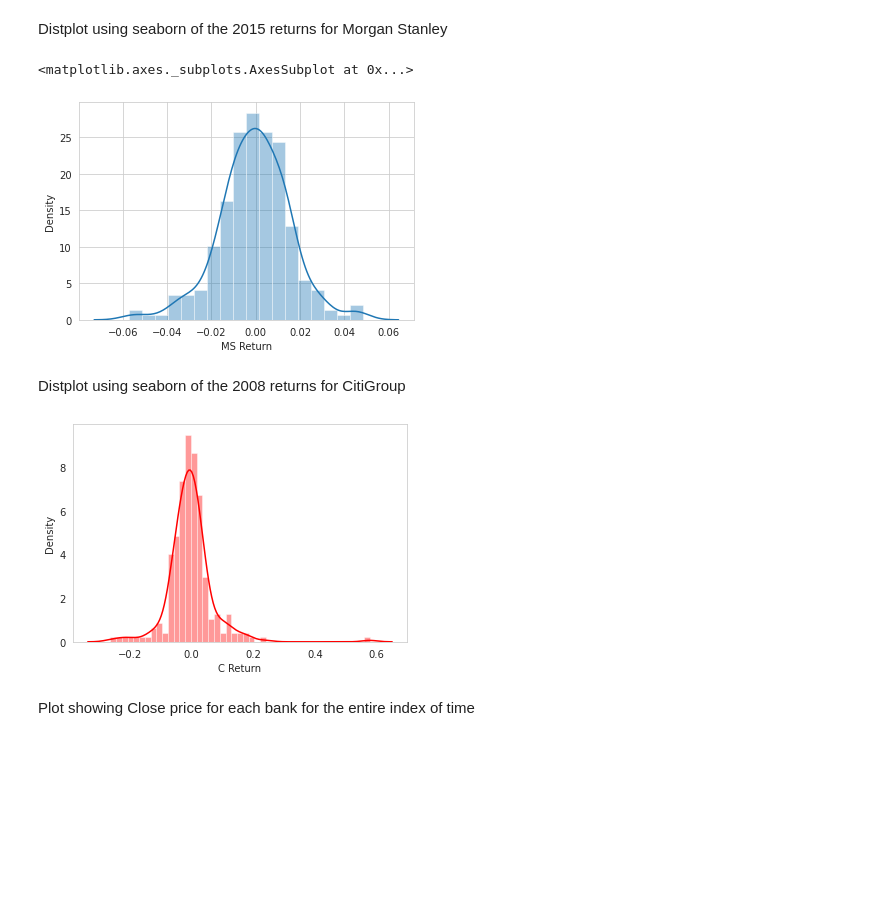
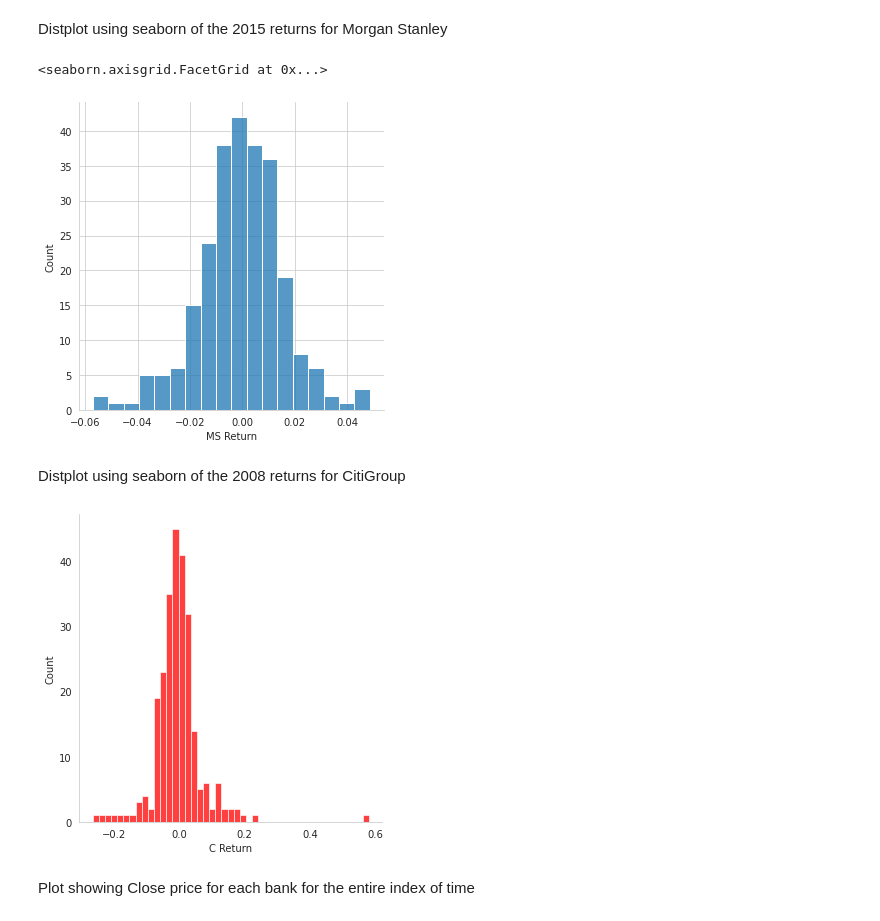
Before and after one commit to NickOLeeney/data-science-projects, a Jupyter notebook: Data_Visualization_Projects.ipynb, the cells around one changed output. Saved outputs shown, nothing was run; the diff lists cells and outputs as text; code cells hidden in the pictures; blank space fills up the shorter version.

Commit message:
fix distplot

```diff
--- a/Data_Visualization_Projects.ipynb
+++ b/Data_Visualization_Projects.ipynb
@@ -461,17 +461,17 @@ dtype: object
 Distplot using seaborn of the 2015 returns for Morgan Stanley
 # %%
 returns['Year'] = pd.DatetimeIndex(returns['Date']).year
-sbn.distplot(returns['MS Return'][returns['Year'] == 2015])
+sbn.displot(returns['MS Return'][returns['Year'] == 2015])
 # %% [output]
-<matplotlib.axes._subplots.AxesSubplot at 0x...>
+<seaborn.axisgrid.FacetGrid at 0x...>
-[figure, old version]
+[figure, new version]
 # %% [markdown]
 Distplot using seaborn of the 2008 returns for CitiGroup
 # %%
-sbn.distplot(returns['C Return'][returns['Year'] == 2008], color = 'red')
+sbn.displot(returns['C Return'][returns['Year'] == 2008], color = 'red')
 plt.grid()
 # %% [output]
-[figure, old version]
+[figure, new version]
 # %% [markdown]
 Plot showing Close price for each bank for the entire index of time
 # %%
```
